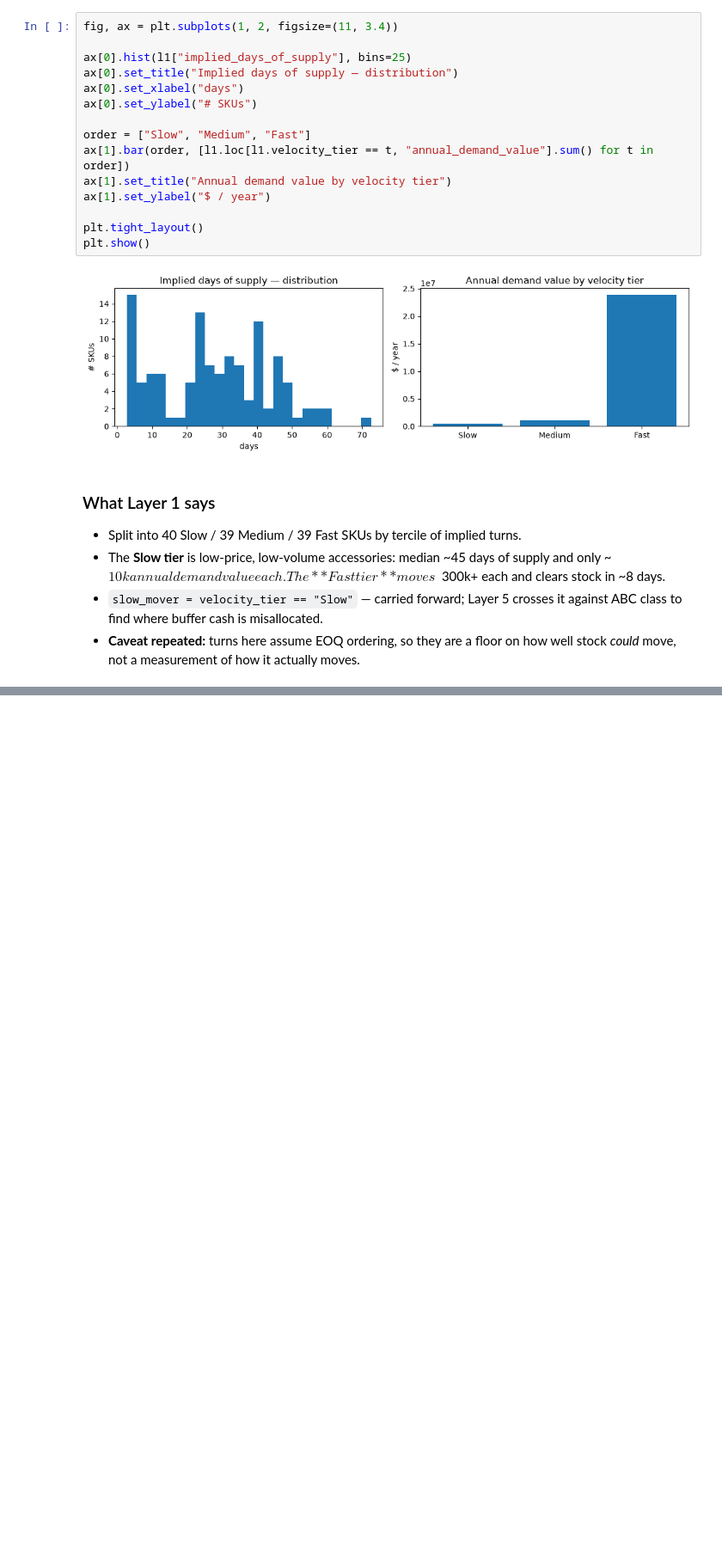
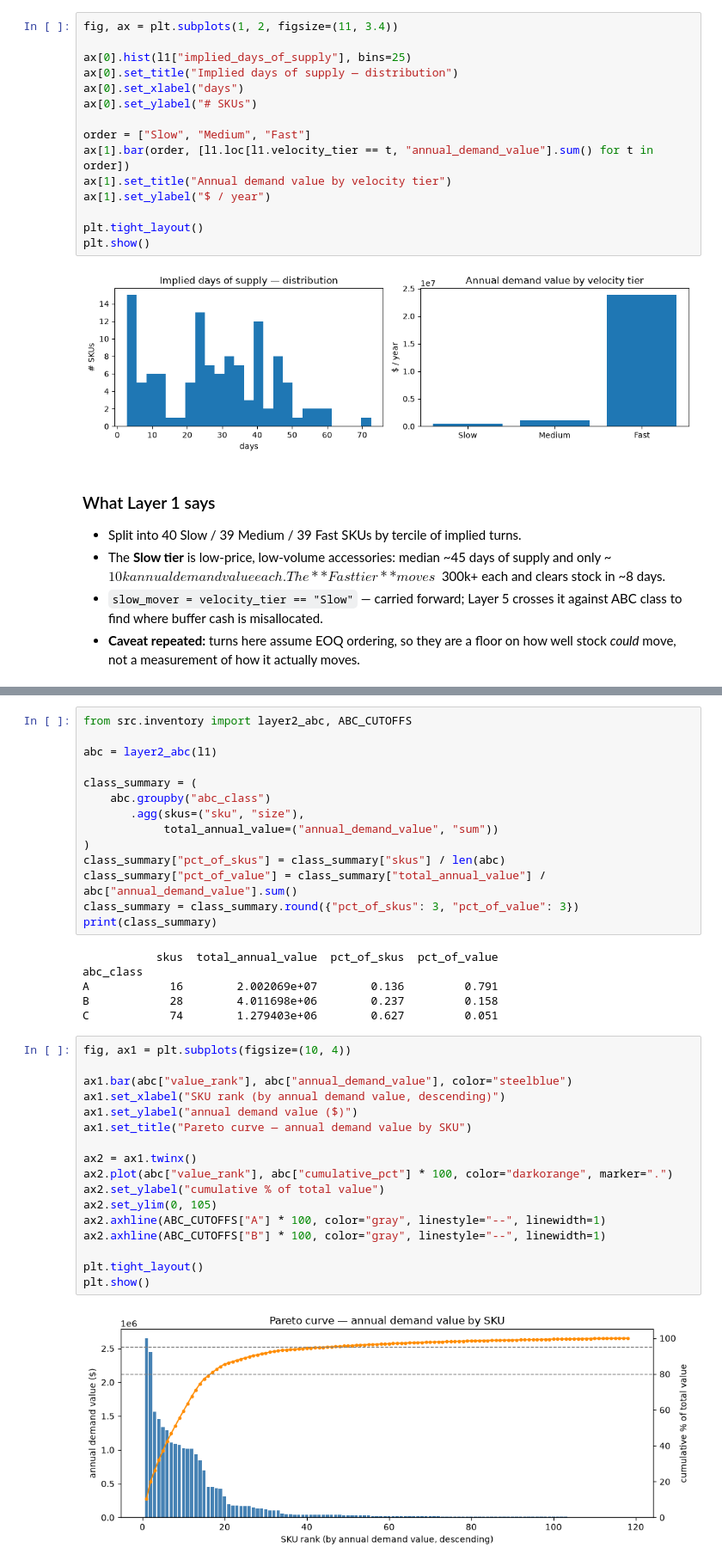
Before and after one commit to GireesheePendela/dataco-inventory-analysis, a Jupyter notebook: notebooks/analysis.ipynb, the cells around one changed output, grey strips where cells are left out. Shown at 86% size. Saved outputs shown, nothing was run; the diff lists cells and outputs as text; blank space fills up the shorter version.

Commit message:
Add ABC Pareto analysis to the notebook; flag Layer1-vs-Layer2 correlation

```diff
--- a/notebooks/analysis.ipynb
+++ b/notebooks/analysis.ipynb
@@ -400,0 +412,39 @@ plt.show()
+# %%
+from src.inventory import layer2_abc, ABC_CUTOFFS
+
+abc = layer2_abc(l1)
+
+class_summary = (
+    abc.groupby("abc_class")
+       .agg(skus=("sku", "size"),
+            total_annual_value=("annual_demand_value", "sum"))
+)
+class_summary["pct_of_skus"] = class_summary["skus"] / len(abc)
+class_summary["pct_of_value"] = class_summary["total_annual_value"] / abc["annual_demand_value"].sum()
+class_summary = class_summary.round({"pct_of_skus": 3, "pct_of_value": 3})
+print(class_summary)
+# %% [output]
+           skus  total_annual_value  pct_of_skus  pct_of_value
+abc_class
+A            16        2.002069e+07        0.136         0.791
+B            28        4.011698e+06        0.237         0.158
+C            74        1.279403e+06        0.627         0.051
+# %%
+fig, ax1 = plt.subplots(figsize=(10, 4))
+
+ax1.bar(abc["value_rank"], abc["annual_demand_value"], color="steelblue")
+ax1.set_xlabel("SKU rank (by annual demand value, descending)")
+ax1.set_ylabel("annual demand value ($)")
+ax1.set_title("Pareto curve — annual demand value by SKU")
+
+ax2 = ax1.twinx()
+ax2.plot(abc["value_rank"], abc["cumulative_pct"] * 100, color="darkorange", marker=".")
+ax2.set_ylabel("cumulative % of total value")
+ax2.set_ylim(0, 105)
+ax2.axhline(ABC_CUTOFFS["A"] * 100, color="gray", linestyle="--", linewidth=1)
+ax2.axhline(ABC_CUTOFFS["B"] * 100, color="gray", linestyle="--", linewidth=1)
+
+plt.tight_layout()
+plt.show()
+# %% [output]
+[figure, added]
```
Also changed, not shown: parts of 3 cells of this notebook.
